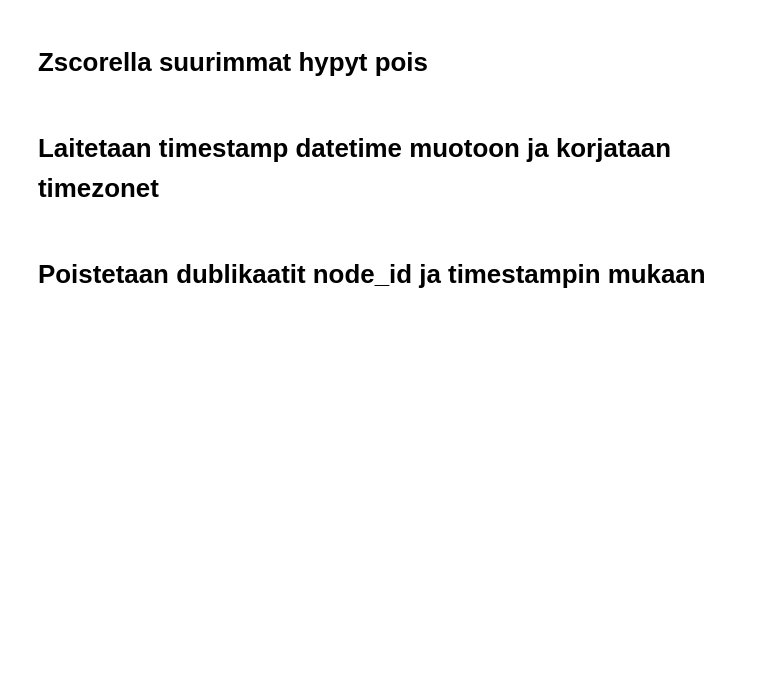
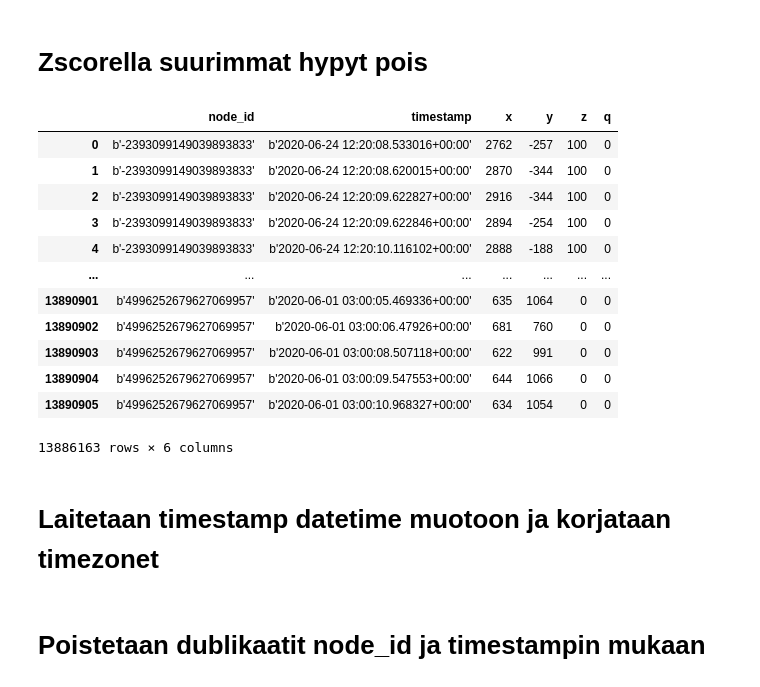
Before and after one commit to Erik-Eki/Project-2-machine-learning-applications, a Jupyter notebook: Datan_Siivous.ipynb, the cells around one changed output. Cells and saved outputs as stored; diff of their text form; code cells hidden in the pictures; blank space fills up the shorter version.

```diff
--- a/Datan_Siivous.ipynb
+++ b/Datan_Siivous.ipynb
@@ -31,11 +39,27 @@ plt.plot(df.x, df.y, 'o')
 # %%
 from scipy.stats import zscore
 from scipy import stats
+df1 = df[['x','y']].copy()
 
-z_scores = stats.zscore(df)
+z_scores = stats.zscore(df1)
 abs_z_scores = np.abs(z_scores)
 filtered_entries = (abs_z_scores < 4).all(axis=1)
 new_df = df[filtered_entries]
+new_df
+# %% [output]
+|  | node_id | timestamp | x | y | z | q |
+| 0 | b'-2393099149039893833' | b'2020-06-24 12:20:08.533016+00:00' | 2762 | -257 | 100 | 0 |
+| 1 | b'-2393099149039893833' | b'2020-06-24 12:20:08.620015+00:00' | 2870 | -344 | 100 | 0 |
+| 2 | b'-2393099149039893833' | b'2020-06-24 12:20:09.622827+00:00' | 2916 | -344 | 100 | 0 |
+| 3 | b'-2393099149039893833' | b'2020-06-24 12:20:09.622846+00:00' | 2894 | -254 | 100 | 0 |
+| 4 | b'-2393099149039893833' | b'2020-06-24 12:20:10.116102+00:00' | 2888 | -188 | 100 | 0 |
+| ... | ... | ... | ... | ... | ... | ... |
+| 13890901 | b'4996252679627069957' | b'2020-06-01 03:00:05.469336+00:00' | 635 | 1064 | 0 | 0 |
+| 13890902 | b'4996252679627069957' | b'2020-06-01 03:00:06.47926+00:00' | 681 | 760 | 0 | 0 |
+| 13890903 | b'4996252679627069957' | b'2020-06-01 03:00:08.507118+00:00' | 622 | 991 | 0 | 0 |
+| 13890904 | b'4996252679627069957' | b'2020-06-01 03:00:09.547553+00:00' | 644 | 1066 | 0 | 0 |
+| 13890905 | b'4996252679627069957' | b'2020-06-01 03:00:10.968327+00:00' | 634 | 1054 | 0 | 0 |
+13886163 rows × 6 columns
 # %% [markdown]
 # Laitetaan timestamp datetime muotoon ja korjataan timezonet
 # %%
```
Also changed, not shown: parts of 4 cells of this notebook, 1 other file.
